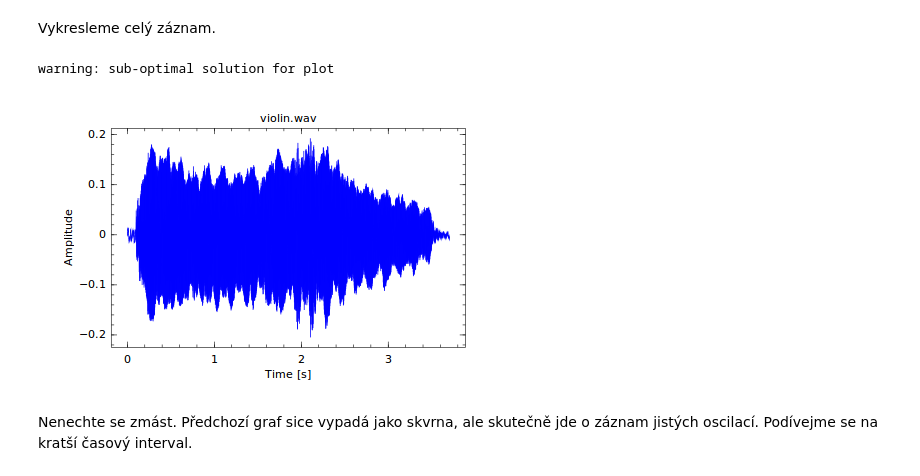
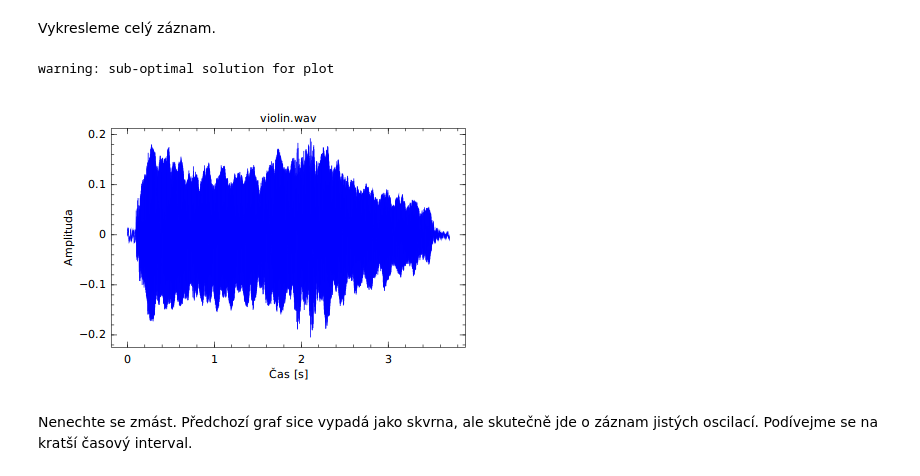
Before and after one commit to kalvotom/julia-examples, a Jupyter notebook: spectrum/spectrum.ipynb, the cells around one changed output. Saved outputs shown, nothing was run; the diff lists cells and outputs as text; code cells hidden in the pictures.

```diff
--- a/spectrum/spectrum.ipynb
+++ b/spectrum/spectrum.ipynb
@@ -45,12 +46,12 @@ Vykresleme celý záznam.
 # %%
 # vzorkovací frekvence je fs, časový krok mezi vzorky
 # proto je 1/fs sekund.
 plot(Float64[k*1/fs for k = 1:length(y)], y, "b")
-xlabel("Time [s]")
-ylabel("Amplitude")
+xlabel("Čas [s]")
+ylabel("Amplituda")
 title("violin.wav")
 # %% [output]
 warning: sub-optimal solution for plot
-[figure, old version]
+[figure, new version]
 # %% [markdown]
 Nenechte se zmást. Předchozí graf sice vypadá jako skvrna, ale skutečně jde o záznam jistých oscilací. Podívejme se na kratší časový interval.
```
Also changed, not shown: parts of 79 cells of this notebook.
